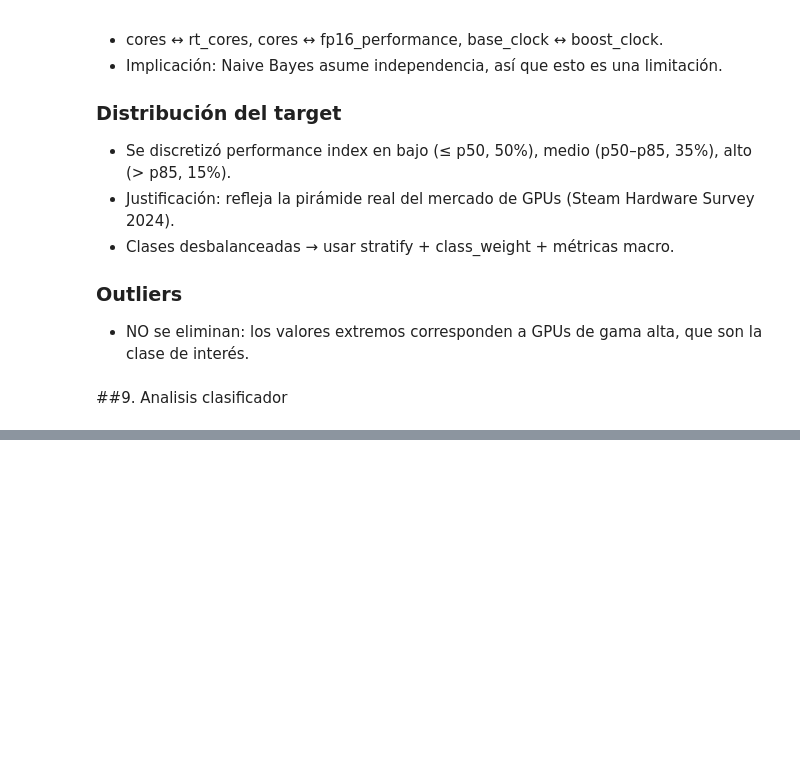
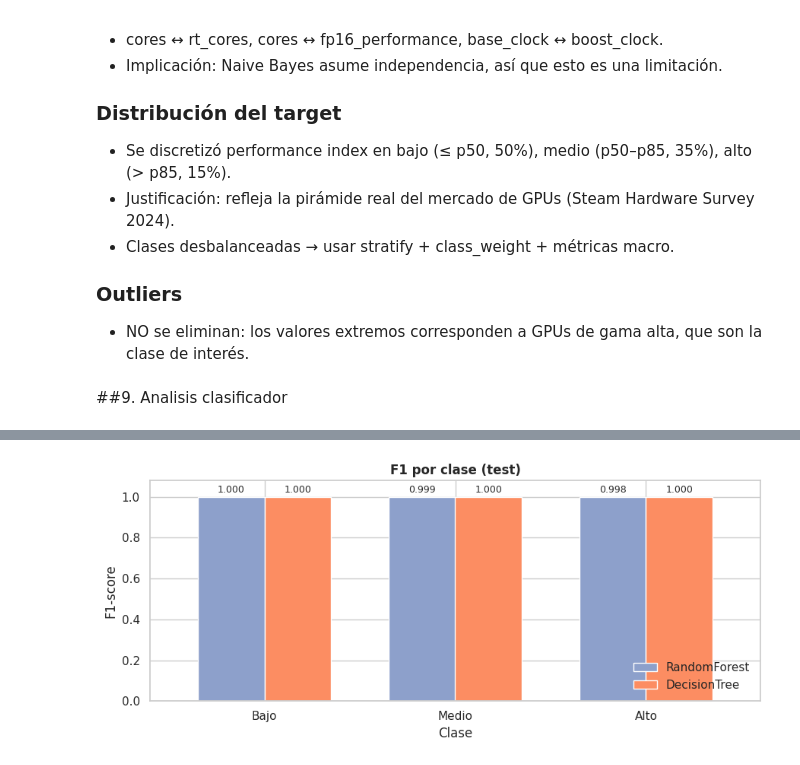
Before and after one commit to Neyder2502/gpu-performance-ml, a Jupyter notebook: proyecto_machine_learning.ipynb, the cells around one changed output, grey strips where cells are left out. Drawn from its saved outputs; the diff is of its cells as text; code cells hidden in the pictures; blank space fills up the shorter version.

```diff
--- a/proyecto_machine_learning.ipynb
+++ b/proyecto_machine_learning.ipynb
@@ -1268,0 +618,12 @@ plt.show()
+# %%
+mejor_f1, mejor_vs, mejor_modelo = -1, None, None
+for v in [1e-10, 1e-9, 1e-8, 1e-7, 1e-6]:
+    m = make_pipeline(StandardScaler(), GaussianNB(var_smoothing=v))
+    f1 = evaluar("GNB", f"var_smoothing={v}", m)
+    if f1 > mejor_f1:
+        mejor_f1, mejor_vs, mejor_modelo = f1, v, m   # guardás también m
+
+mejores["GNB"] = {"var_smoothing": mejor_vs}
+modelos_entrenados["GNB"] = mejor_modelo
+
+print(f"GNB -> mejor var_smoothing={mejor_vs} (Val F1={mejor_f1:.5f})")
@@ -1268,0 +1168,82 @@ plt.show()
+# %%
+colores_m = [COLORES.get(m, "#888888") for m in ganadores]
+
+# 1. F1 por clase para cada modelo
+clases_num = [0, 1, 2]
+f1_por_clase = pd.DataFrame(
+    {nombre: f1_score(y_te_m, pred_multi[nombre],
+                      labels=clases_num, average=None)
+     for nombre in ganadores},
+    index=NOMBRES_CLASES,
+)
+
+fig, ax = plt.subplots(figsize=(9, 4))
+f1_por_clase.plot.bar(ax=ax, color=colores_m, rot=0, width=0.7)
+for barras in ax.containers:
+    ax.bar_label(barras, fmt="%.3f", fontsize=9, padding=2)
+ax.set_ylim(0, 1.08)
+ax.set_ylabel("F1-score")
+ax.set_xlabel("Clase")
+ax.set_title("F1 por clase (test)", fontweight="bold")
+ax.legend(loc="lower right", frameon=False)
+plt.tight_layout()
+plt.show()
+
+
+# 2. Comparación de métricas macro
+metricas_macro = comparacion[["Accuracy", "Precision (macro)", "Recall (macro)", "F1 (macro)"]]
+
+fig, ax = plt.subplots(figsize=(10, 4))
+metricas_macro.plot.bar(ax=ax, color=colores_m, rot=0, width=0.75)
+for barras in ax.containers:
+    ax.bar_label(barras, fmt="%.3f", fontsize=8, padding=2)
+ax.set_ylim(metricas_macro.min().min() - 0.05, 1.05)
+ax.set_ylabel("Score")
+ax.set_xlabel("")
+ax.set_title("Métricas macro en test", fontweight="bold")
+ax.legend(loc="lower center", bbox_to_anchor=(0.5, 1), ncol=4, frameon=False)
+plt.tight_layout()
+plt.show()
+
+
+# 3. Matrices de confusión lado a lado
+fig, axes = plt.subplots(1, len(ganadores), figsize=(4.6 * len(ganadores), 4.4))
+if len(ganadores) == 1:
+    axes = [axes]
+
+for ax, nombre in zip(axes, ganadores):
+    cm         = confusion_matrix(y_te_m, pred_multi[nombre], labels=clases_num)
+    porcentaje = cm / cm.sum(axis=1, keepdims=True) * 100
+    texto      = [[f"{cm[i][j]}\n({porcentaje[i][j]:.1f}%)"
+                   for j in range(len(clases_num))]
+                  for i in range(len(clases_num))]
+    sns.heatmap(cm, annot=np.array(texto), fmt="", cmap="Blues", cbar=False, ax=ax,
+                xticklabels=NOMBRES_CLASES, yticklabels=NOMBRES_CLASES)
+    f1m = f1_score(y_te_m, pred_multi[nombre], average="macro")
+    ax.set_title(f"{nombre}\nF1 macro = {f1m:.4f}", fontweight="bold")
+    ax.set_xlabel("Predicho")
+    ax.set_ylabel("Real")
+
+plt.tight_layout()
+plt.show()
+
+
+# 4. Dónde falla cada modelo (errores por clase)
+errores_por_clase = pd.DataFrame(
+    {nombre: [((y_te_m == c) & (pred_multi[nombre] != c)).sum() for c in clases_num]
+     for nombre in ganadores},
+    index=NOMBRES_CLASES,
+)
+
+fig, ax = plt.subplots(figsize=(8, 3.8))
+errores_por_clase.plot.bar(ax=ax, color=colores_m, rot=0, width=0.7)
+for barras in ax.containers:
+    ax.bar_label(barras, fontsize=9, padding=2)
+ax.set_ylabel("N° de errores")
+ax.set_xlabel("Clase real")
+ax.set_title("Errores por clase real (test)", fontweight="bold")
+ax.legend(frameon=False)
+plt.tight_layout()
+plt.show()
+# %% [output]
+[figure, added]
```
Also changed, not shown: parts of 43 cells of this notebook.
